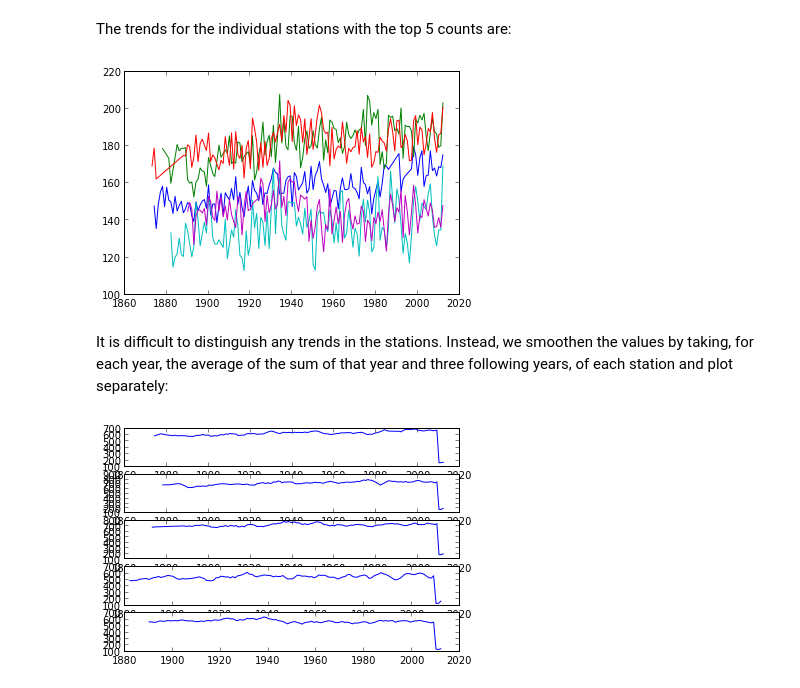
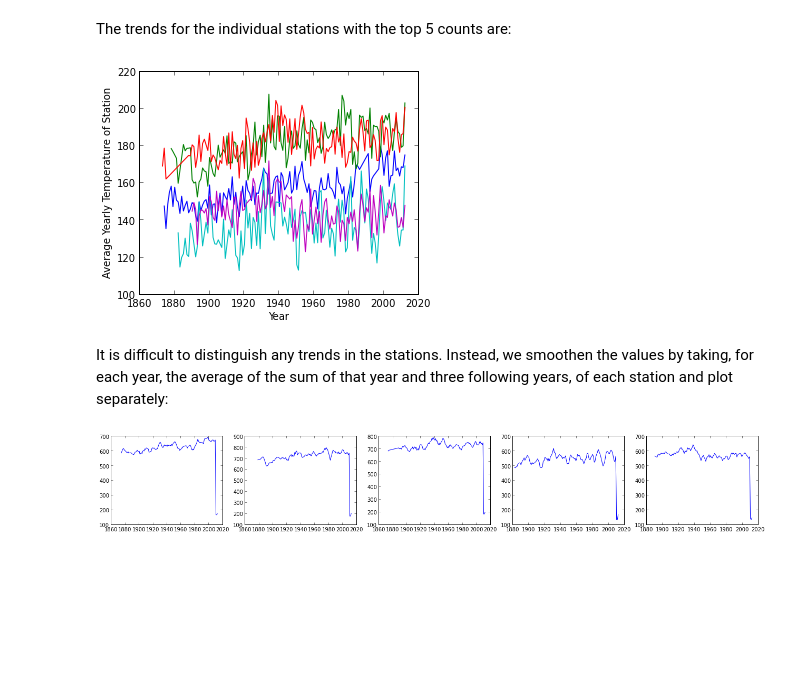
Before and after one commit to nonlogic/UCSD_BigData, a Jupyter notebook: notebooks/weather.mapreduce/All Code.ipynb, the cells around one changed output. Cells and saved outputs as stored; diff of their text form; code cells hidden in the pictures; blank space fills up the shorter version.

```diff
--- a/notebooks/weather.mapreduce/All Code.ipynb
+++ b/notebooks/weather.mapreduce/All Code.ipynb
@@ -504,34 +518,40 @@ sorted_x = sorted(count.iteritems(), key=operator.itemgetter(1),reverse=True)
 # %% [markdown]
 The trends for the individual stations with the top 5 counts are:
 # %%
+fig = plt.figure(figsize=(5,4),dpi=300)
 i = 0
 for station in sorted_x:
-    plot(globUS[globUS['Station'] == station[0]]['Year'], globUS[globUS['Station'] == station[0]]['Mean'])
+    plt.plot(globUS[globUS['Station'] == station[0]]['Year'], globUS[globUS['Station'] == station[0]]['Mean'])
     i = i + 1
     if i > 4:
         break
+xlabel('Year')
+ylabel('Average Yearly Temperature of Station')
+fig.savefig('avgyrlystationUS.png',dpi=fig.dpi,bbox_inches='tight', pad_inches=0)
 # %% [output]
-[figure, old version]
+[figure, new version]
 # %% [markdown]
 It is difficult to distinguish any trends in the stations. Instead, we smoothen the values by taking, for each year, the average of the sum of that year and three following years, of each station and plot separately:
 # %%
 import matplotlib.pyplot as plt
+#plt.close('all')
 
-plt.close('all')
-
-f, axarr = plt.subplots(5)
+fig = plt.figure(figsize=(22,3),dpi=300)
 
 n = 0
 for station in sorted_x:
+    subplot(1,5,n+1)
     x = np.array(globUS[globUS['Station'] == station[0]]['Year'])
     y = np.array(globUS[globUS['Station'] == station[0]]['Mean'])
     for i in xrange(len(y) - 3):
         y[i] = y[i] + y[i+1] + y[i+2] + y[i+3]
-    axarr[n].plot(x, y)
+    plot(x, y)
     n = n + 1
     if n > 4:
         break
 
 plt.show()
+
+fig.savefig('top5US.png',dpi=fig.dpi,bbox_inches='tight', pad_inches=0)
 # %% [output]
-[figure, old version]
+[figure, new version]
```
Also changed, not shown: parts of 10 cells of this notebook.
